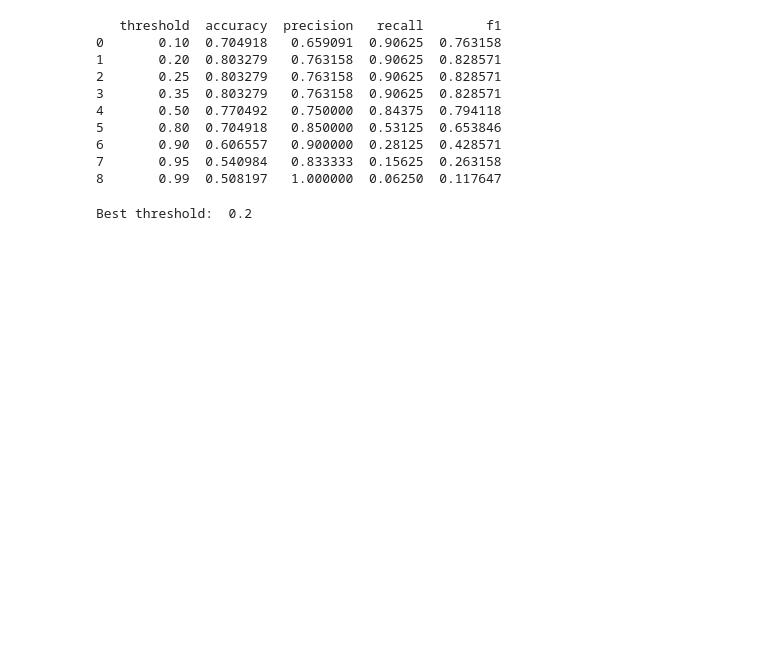
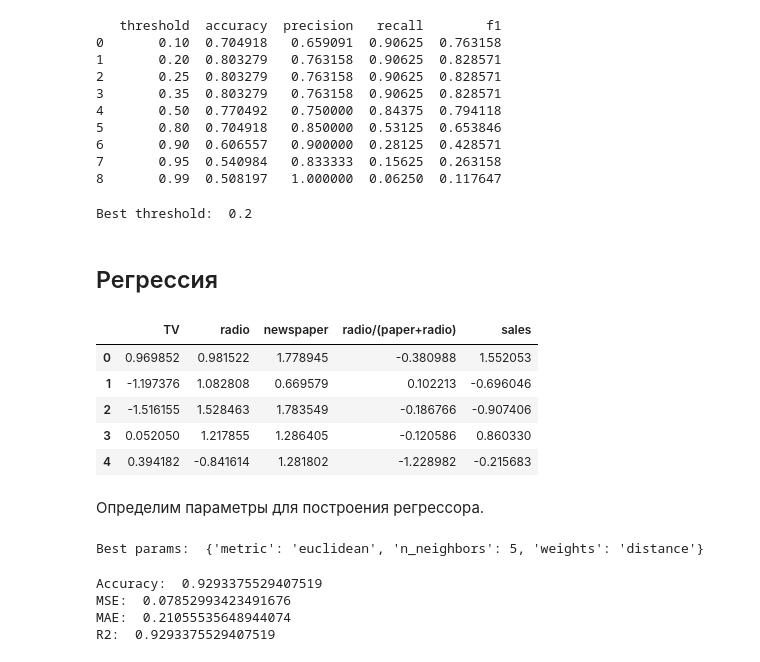
Before and after one commit to edelwiw/MachineLearning, a Jupyter notebook: Lab3.ipynb, the cells around one changed output. Saved outputs shown, nothing was run; the diff lists cells and outputs as text; code cells hidden in the pictures; blank space fills up the shorter version.

```diff
--- a/Lab3.ipynb
+++ b/Lab3.ipynb
@@ -111,3 +112,16 @@ best_threshold = results.loc[results["f1"].idxmax()]["threshold"]
 print("Best threshold: ", best_threshold)
 # %% [output]
 Best threshold:  0.2
+# %% [markdown]
+## Регрессия
+# %%
+sales = pd.read_csv('Advertising_modified.csv')
+
+sales.head()
+# %% [output]
+|  | TV | radio | newspaper | radio/(paper+radio) | sales |
+| 0 | 0.969852 | 0.981522 | 1.778945 | -0.380988 | 1.552053 |
+| 1 | -1.197376 | 1.082808 | 0.669579 | 0.102213 | -0.696046 |
+| 2 | -1.516155 | 1.528463 | 1.783549 | -0.186766 | -0.907406 |
+| 3 | 0.052050 | 1.217855 | 1.286405 | -0.120586 | 0.860330 |
+| 4 | 0.394182 | -0.841614 | 1.281802 | -1.228982 | -0.215683 |
@@ -113,0 +134,32 @@ Best threshold:  0.2
+# %% [markdown]
+Определим параметры для построения регрессора.
+# %%
+params = {
+    "n_neighbors": [1, 2, 5, 7, 10, 20],
+    "weights": ["uniform", "distance"],
+    "metric": ["euclidean", "cityblock", "chebyshev"]
+}
+
+knn = KNeighborsRegressor()
+# параметры (https://scikit-learn.org/1.5/modules/generated/sklearn.neighbors.KNeighborsRegressor.html)
+
+grid = GridSearchCV(knn, params)
+grid.fit(X_train, y_train)
+
+print("Best params: ", grid.best_params_)
+# %% [output]
+Best params:  {'metric': 'euclidean', 'n_neighbors': 5, 'weights': 'distance'}
+# %%
+# оценка на основе лучших параметров
+best_model = grid.best_estimator_
+y_hat = best_model.predict(X_test)
+
+print("Accuracy: ", best_model.score(X_test, y_test))
+print("MSE: ", np.mean((y_test - y_hat)**2))
+print("MAE: ", np.mean(np.abs(y_test - y_hat)))
+print("R2: ", best_model.score(X_test, y_test))
+# %% [output]
+Accuracy:  0.9293375529407519
+MSE:  0.07852993423491676
+MAE:  0.21055535648944074
+R2:  0.9293375529407519
```
Also changed, not shown: parts of 2 cells of this notebook.
